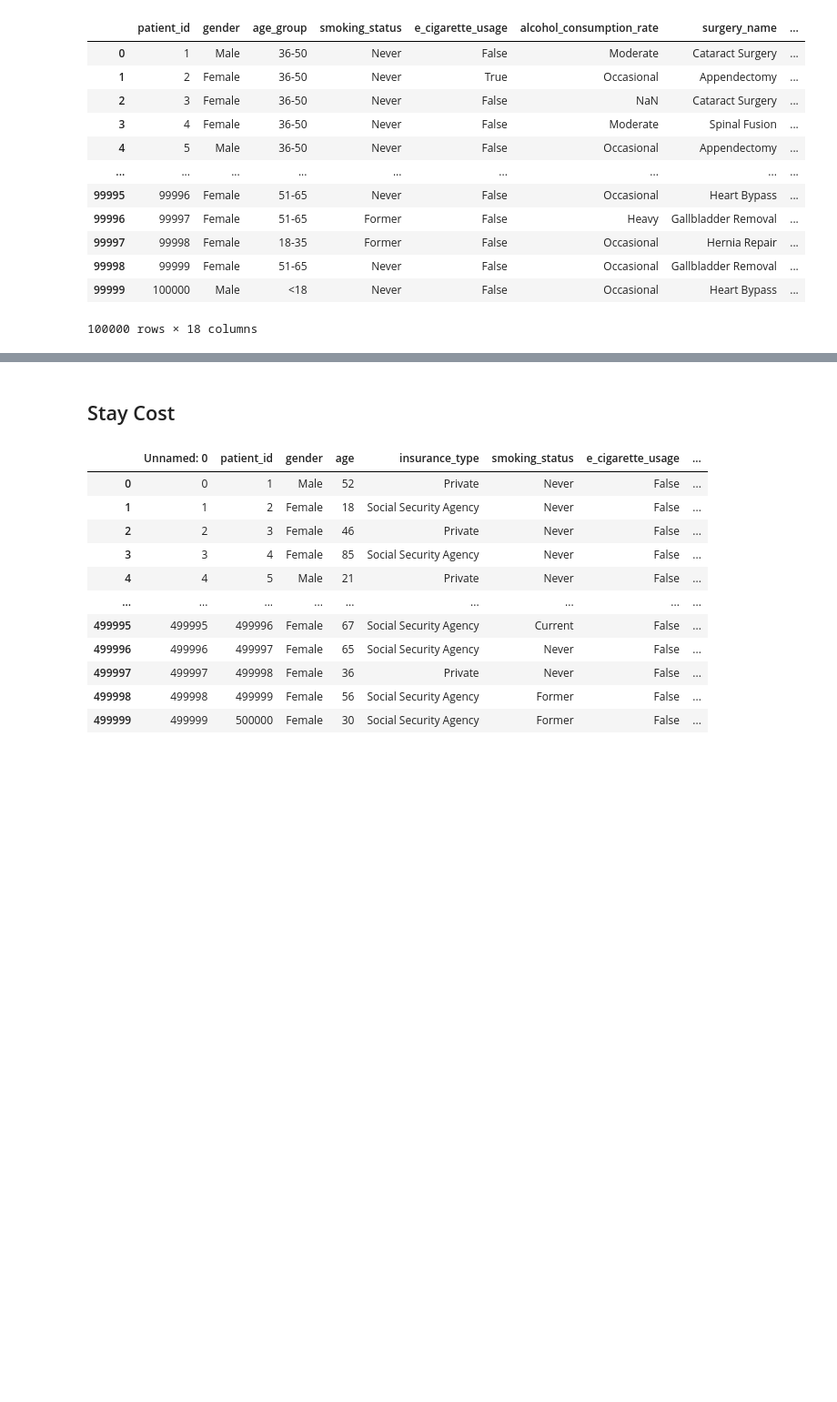
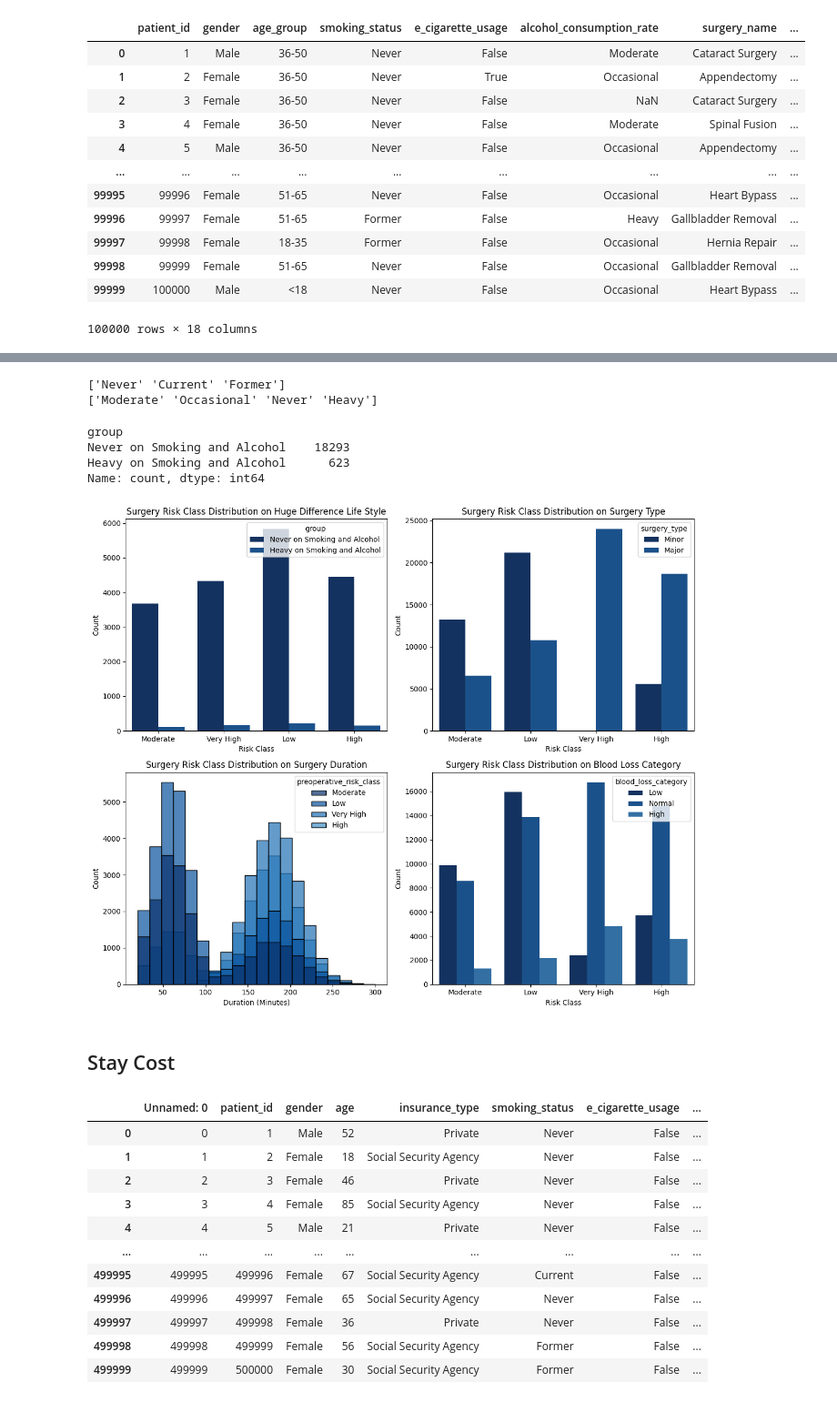
Before and after one commit to JinnOppa/MedInsight, a Jupyter notebook: Source/EDA/EDA.ipynb, the cells around one changed output, grey strips where cells are left out. Shown: that part at 91% size. Saved outputs shown, nothing was run; the diff lists cells and outputs as text; code cells hidden in the pictures; blank space fills up the shorter version.

```diff
--- a/Source/EDA/EDA.ipynb
+++ b/Source/EDA/EDA.ipynb
@@ -63,3 +257,60 @@ df_surgery_risk
+# %%
+df_surgery_risk['alcohol_consumption_rate'] = df_surgery_risk['alcohol_consumption_rate'].fillna('Never')
+# %%
+print(df_surgery_risk['smoking_status'].unique())
+print(df_surgery_risk['alcohol_consumption_rate'].unique())
+# %% [output]
+['Never' 'Current' 'Former']
+['Moderate' 'Occasional' 'Never' 'Heavy']
+# %%
+df_surgery_risk['group'] = None
+df_surgery_risk.loc[
+    (df_surgery_risk['smoking_status'] == 'Current') &
+    (df_surgery_risk['alcohol_consumption_rate'] == 'Heavy'), 'group'] = 'Heavy on Smoking and Alcohol'
+df_surgery_risk.loc[
+    (df_surgery_risk['smoking_status'] == 'Never') &
+    (df_surgery_risk['alcohol_consumption_rate'] == 'Never'), 'group'] = 'Never on Smoking and Alcohol'
+# %%
+df_surgery_risk['group'].value_counts()
+# %% [output]
+group
+Never on Smoking and Alcohol    18293
+Heavy on Smoking and Alcohol      623
+Name: count, dtype: int64
+# %%
+fig, axes = plt.subplots(2, 2, figsize=(12, 10))
+dark_blue_palette = ['#08306b', '#08519c', '#2171b5', '#4292c6', '#6baed6', '#9ecae1', '#c6dbef']
+
+filtered_df = df_surgery_risk[df_surgery_risk['group'].notnull()]
+
+# Plot 1: Distribution of Disease Group against Survival Rate
+sns.countplot(ax=axes[0, 0], data=filtered_df, x='preoperative_risk_class',hue='group', palette= dark_blue_palette)
+axes[0, 0].set_title('Surgery Risk Class Distribution on Huge Difference Life Style')
+axes[0, 0].set_xlabel('Risk Class')
+axes[0, 0].set_ylabel('Count')
+
+# Plot 2: Histogram of Death vs Age
+sns.countplot(ax=axes[0, 1], data=df_surgery_risk, x='preoperative_risk_class', hue='surgery_type',palette= dark_blue_palette)
+axes[0, 1].set_title('Surgery Risk Class Distribution on Surgery Type')
+axes[0, 1].set_xlabel('Risk Class')
+axes[0, 1].set_ylabel('Count')
+
+# Plot 3: Random example plot 2 (Replace with actual plot logic)
+sns.histplot(ax=axes[1, 0], data=df_surgery_risk, x='surgery_duration', hue='preoperative_risk_class', kde=False, bins=20, palette= dark_blue_palette, alpha=0.7)
+axes[1, 0].set_title('Surgery Risk Class Distribution on Surgery Duration')
+axes[1, 0].set_xlabel('Duration (Minutes)')
+axes[1, 0].set_ylabel('Count')
+
+sns.countplot(ax=axes[1, 1], data=df_surgery_risk, x='preoperative_risk_class', hue='blood_loss_category',palette= dark_blue_palette)
+axes[1, 1].set_title('Surgery Risk Class Distribution on Blood Loss Category')
+axes[1, 1].set_xlabel('Risk Class')
+axes[1, 1].set_ylabel('Count')
+
+# Adjust layout
+plt.tight_layout()
+plt.show()
+# %% [output]
+[figure, added]
 # %% [markdown]
 ## Stay Cost
 # %%
```
Also changed, not shown: parts of 24 cells of this notebook.
